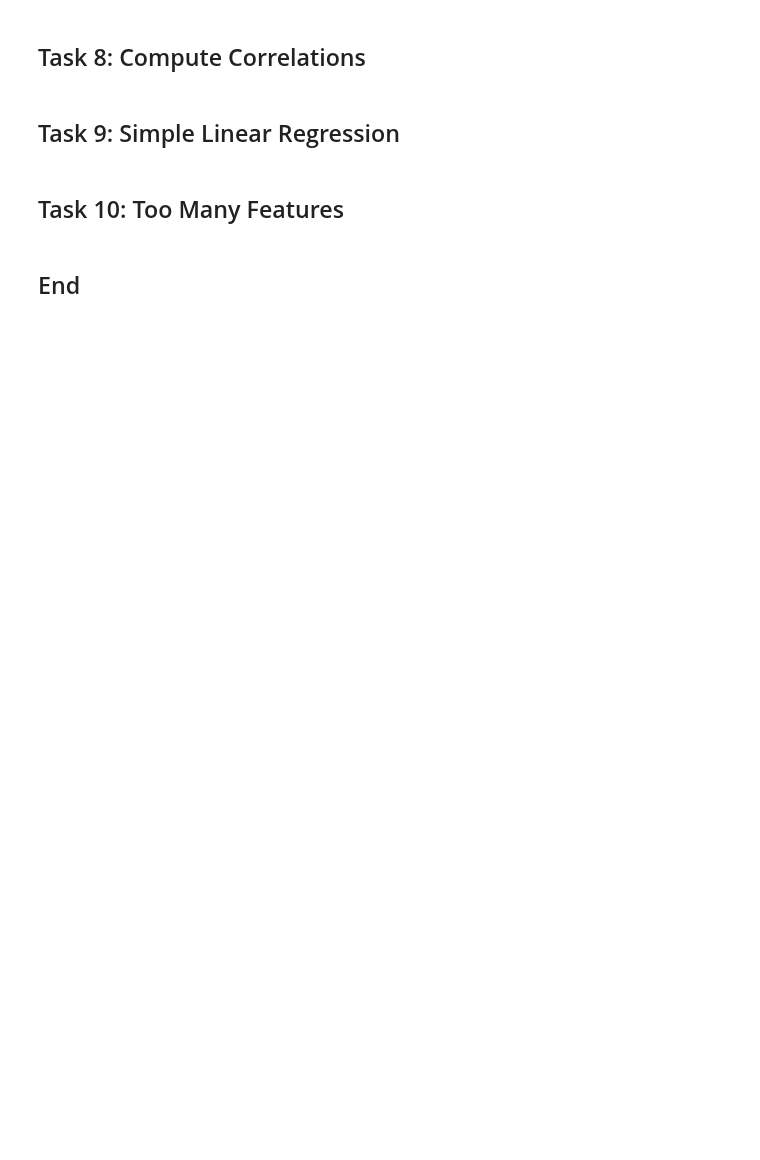
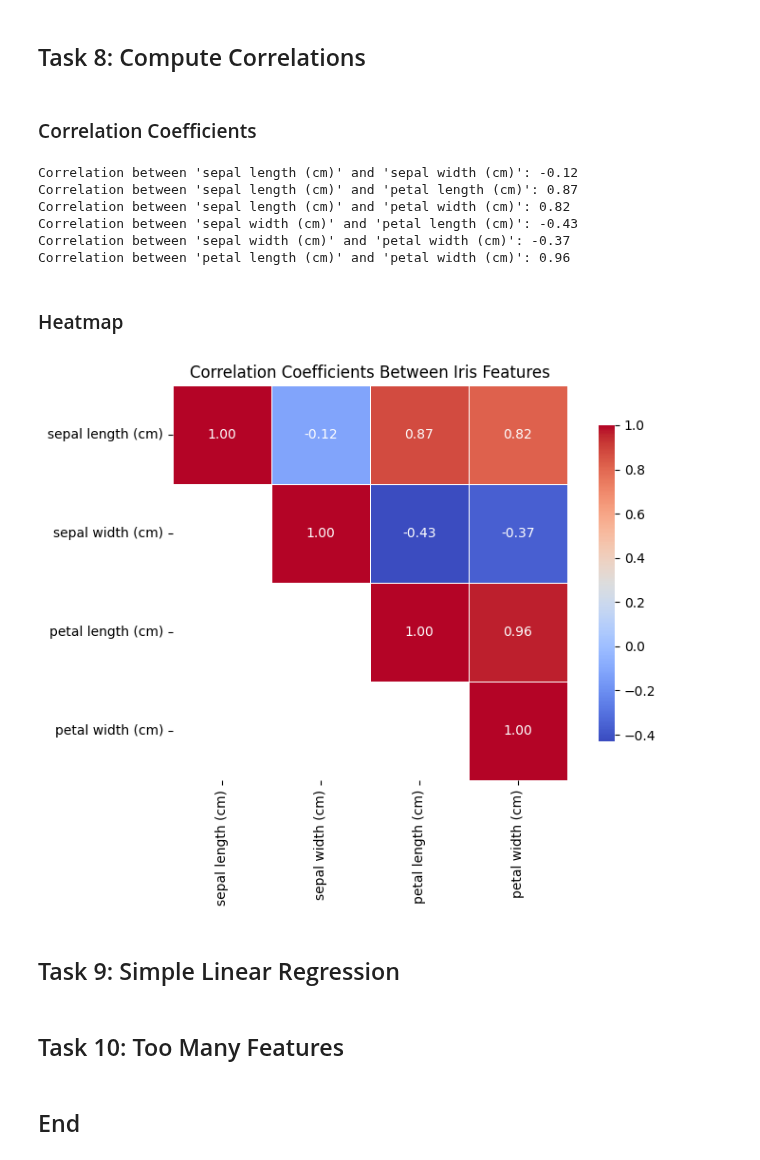
Before and after one commit to monkj24/principles_of_data_analytics, a Jupyter notebook: tasks.ipynb, the cells around one changed output. Saved outputs shown, nothing was run; the diff lists cells and outputs as text; code cells hidden in the pictures; blank space fills up the shorter version.

Commit message:
correlation

```diff
--- a/tasks.ipynb
+++ b/tasks.ipynb
@@ -508,2 +508,18 @@ plt.show()
 # %% [markdown]
 ## Task 8: Compute Correlations
+# %%
+import pandas as pd
+from sklearn.datasets import load_iris
+import numpy as np
+import matplotlib.pyplot as plt
+import seaborn as sns
+
+# Iris dataset
+iris = load_iris()
+df = pd.DataFrame(iris.data, columns=iris.feature_names)
+# %% [markdown]
+### Correlation Coefficients
+# %%
+corr_matrix = df.corr(numeric_only=True)
+
+correlations = []
@@ -510,3 +533,35 @@ plt.show()
+# %%
+for f1, f2, corr in correlations:
+    print(f"Correlation between '{f1}' and '{f2}': {corr}")
+# %% [output]
+Correlation between 'sepal length (cm)' and 'sepal width (cm)': -0.12
+Correlation between 'sepal length (cm)' and 'petal length (cm)': 0.87
+Correlation between 'sepal length (cm)' and 'petal width (cm)': 0.82
+Correlation between 'sepal width (cm)' and 'petal length (cm)': -0.43
+Correlation between 'sepal width (cm)' and 'petal width (cm)': -0.37
+Correlation between 'petal length (cm)' and 'petal width (cm)': 0.96
+# %% [markdown]
+### Heatmap
+# %%
+
+mask = np.triu(np.ones_like(corr_matrix, dtype=bool)) # Extract upper triangle
+
+plt.figure(figsize=(8, 6))
+sns.heatmap(
+    corr_matrix,
+    mask=~mask,  # Show only upper triangle
+    annot=True,
+    fmt=".2f",
+    cmap="coolwarm",
+    linewidths=0.5,
+    square=True,
+    cbar_kws={"shrink": 0.8}
+)
+plt.title("Correlation Coefficients Between Iris Features")
+plt.tight_layout()
+plt.show()
+# %% [output]
+[figure, added]
 # %% [markdown]
 ## Task 9: Simple Linear Regression
 # %% [markdown]
```
Also changed, not shown: parts of 2 cells of this notebook.
